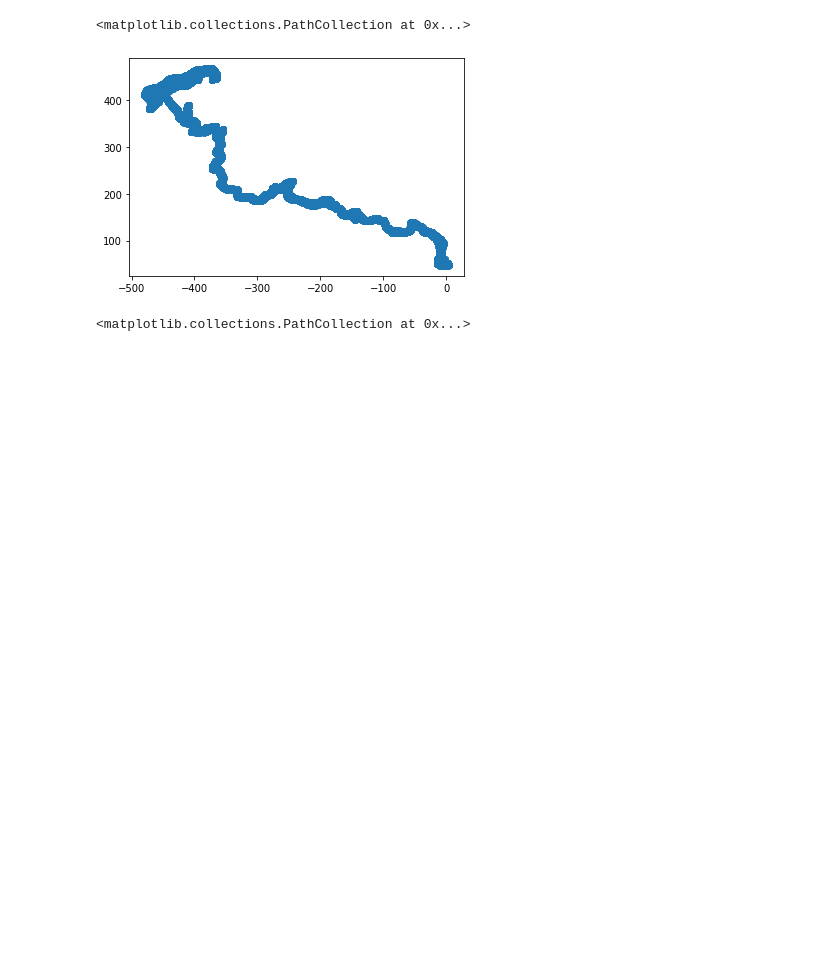
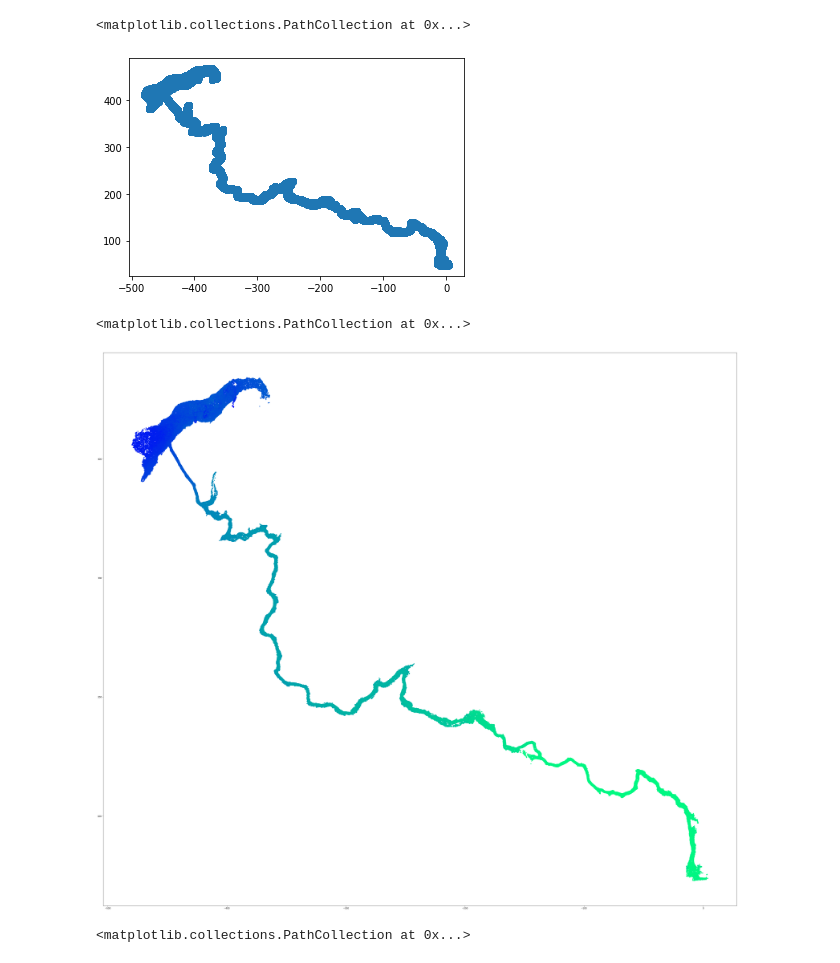
Before and after one commit to tunnelvr/tunnelvr, a Jupyter notebook: surveyscans/pointscans/plypointprocessing.ipynb, the cells around one changed output. Cells and saved outputs as stored; diff of their text form; code cells hidden in the pictures; blank space fills up the shorter version.

```diff
--- a/surveyscans/pointscans/plypointprocessing.ipynb
+++ b/surveyscans/pointscans/plypointprocessing.ipynb
@@ -21,6 +23,8 @@ import numpy
 b = numpy.array([xs, ys, zs]).transpose()
 # %%
 c = b[numpy.flip(b[:,0].argsort())].transpose()
+# %%
+c = b[numpy.flip(b[:,1].argsort())].transpose()
 # %%
 plt.scatter(xs, ys)
 # %% [output]
@@ -28,0 +35,9 @@ plt.scatter(xs, ys)
+# %%
+n = 900000
+plt.figure(figsize=(52,52))
+plt.gca().set_aspect('equal')
+d = c[:,::10]
+plt.scatter(d[0], d[1], marker=".", c=d[2], cmap="winter_r")
+# %% [output]
+<matplotlib.collections.PathCollection at 0x...>
+[figure, added]
```
Also changed, not shown: parts of 4 cells of this notebook, 7 other files.
